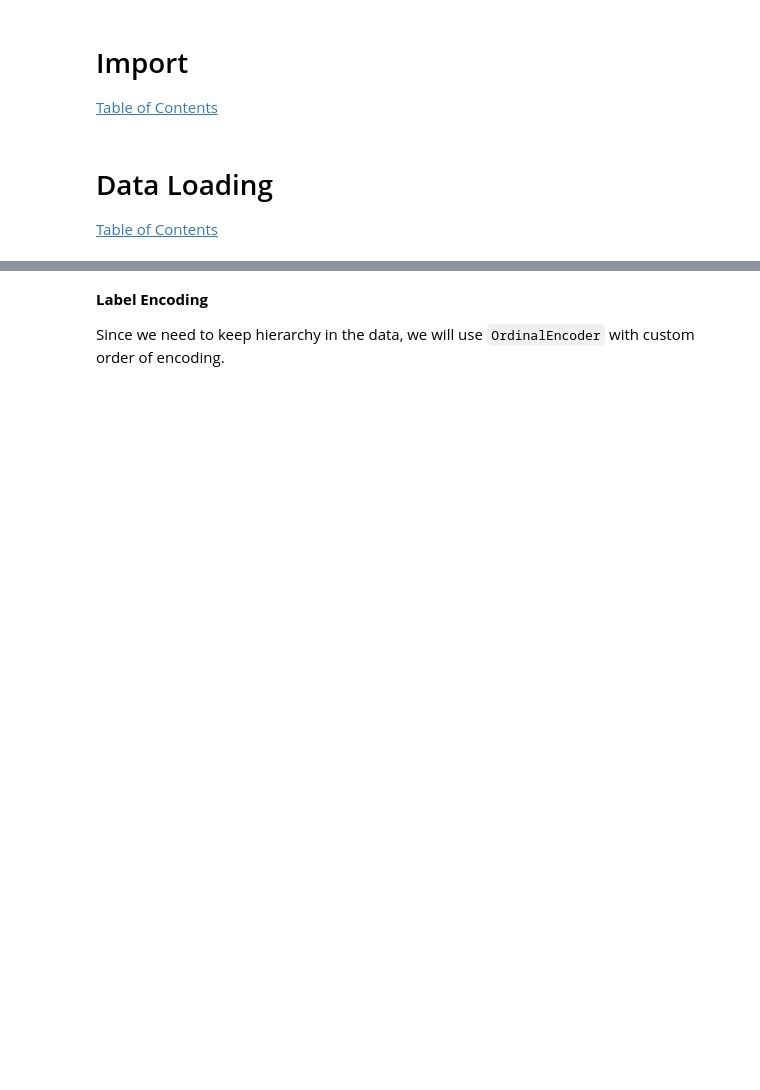
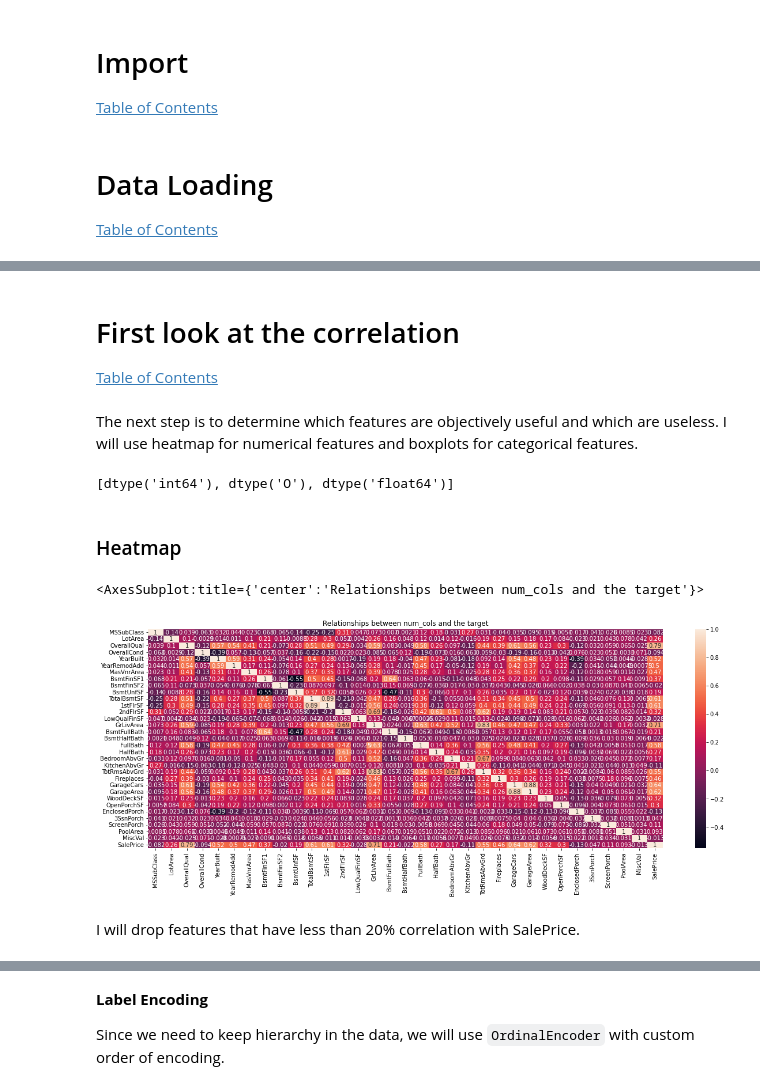
Before and after one commit to KorniiVlasenko/House-Price-Predictor-ML-Regression, a Jupyter notebook: Notebooks/Exploratory/explaratory_analysis.ipynb, the cells around one changed output, grey strips where cells are left out. Drawn from its saved outputs; the diff is of its cells as text; code cells hidden in the pictures; blank space fills up the shorter version.

```diff
--- a/Notebooks/Exploratory/explaratory_analysis.ipynb
+++ b/Notebooks/Exploratory/explaratory_analysis.ipynb
@@ -101 +97,3 @@ MiscVal -  0
+# %%
+X = X.dropna(subset = ['BsmtCond', 'BsmtFinType1', 'BsmtQual', 'BsmtFinType2', 'BsmtExposure'])
 # %% [markdown]
@@ -103,8 +101,2 @@ We don't want to lose 81 rows of data because of `GarageCond`, wich doesn't seem
 # %%
-X['IsPool'] = (X['PoolArea'] != 0).astype(int)
-
-X = X.drop(['PoolQC', 'PoolArea', 'GarageCond'], axis = 1)
-X = X.dropna(subset = ['BsmtCond', 'BsmtFinType1', 'Electrical'])
-
-# Check that no missing values left
-X.isnull().sum().max()
+X = X.drop(['GarageCond', 'GarageFinish', 'GarageQual', 'GarageType', 'GarageYrBlt'], axis = 1)
@@ -118,0 +116,32 @@ We've lost about `2,6 %` of data. I can't say this is great news, but we definit
+# %%
+# Ensure that X and y have information about the same houses
+y = y[X.index]
+# %% [markdown]
+# First look at the correlation <a name = 'correlation'></a>
+
+[Table of Contents](#content)
+# %% [markdown]
+The next step is to determine which features are objectively useful and which are useless. I will use heatmap for numerical features and boxplots for categorical features.
+# %%
+# At first we need to divide features into numerical and categorical
+
+print(list(X.dtypes.unique()))
+# %% [output]
+[dtype('int64'), dtype('O'), dtype('float64')]
+# %%
+num_cols = [col for col in X.columns if X[col].dtype in ['int64', 'float64']]
+
+cat_cols = [col for col in X.columns if X[col].dtype in ['O']]
+# %% [markdown]
+### Heatmap
+# %%
+heatmap_data = pd.concat([X[num_cols], y], axis = 1)
+
+plt.figure(figsize=(20,7))
+plt.title('Relationships between num_cols and the target')
+sns.heatmap(data=heatmap_data.corr(), annot = True)
+# %% [output]
+<AxesSubplot:title={'center':'Relationships between num_cols and the target'}>
+[figure, added]
+# %% [markdown]
+I will drop features that have less than 20% correlation with SalePrice.
```
Also changed, not shown: parts of 102 cells of this notebook, 1 other file.
